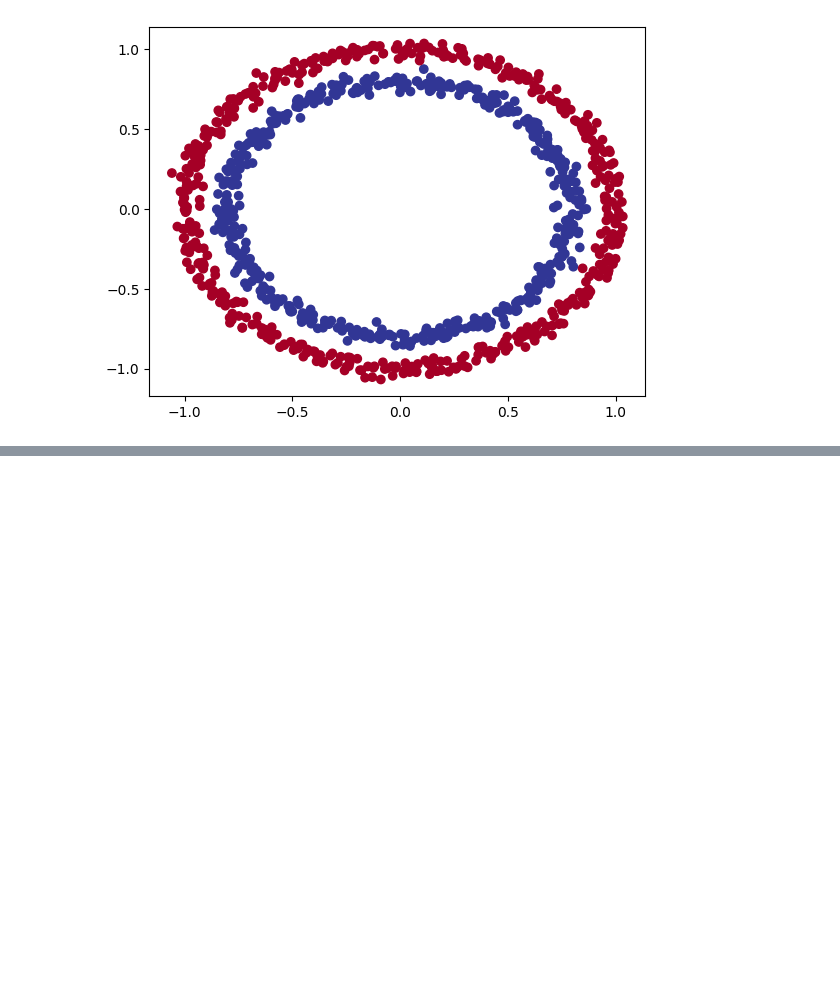
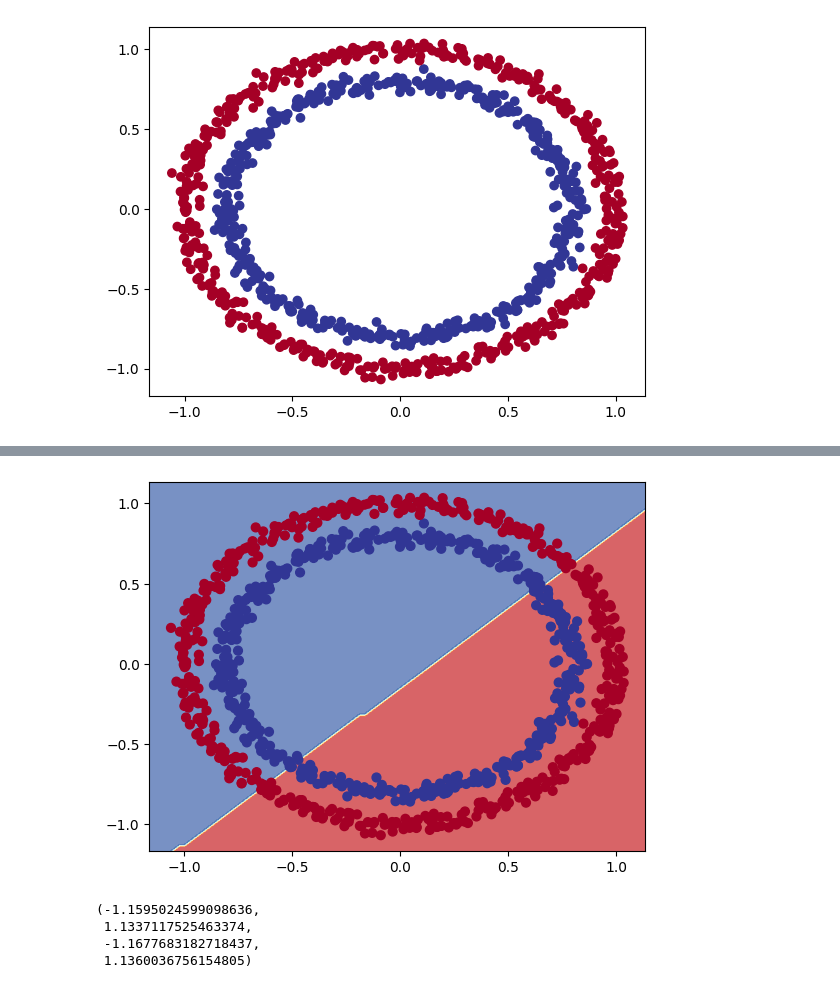
Before and after one commit to gurpreetdeol/tensorflow-professional-certification, a Jupyter notebook: notebooks/02_Neural_Networks_Classification_with_Tensorflow.ipynb, the cells around one changed output, grey strips where cells are left out. Cells and saved outputs as stored; diff of their text form; code cells hidden in the pictures; blank space fills up the shorter version.

Commit message:
Neural Network for Classification

```diff
--- a/notebooks/02_Neural_Networks_Classification_with_Tensorflow.ipynb
+++ b/notebooks/02_Neural_Networks_Classification_with_Tensorflow.ipynb
@@ -66,0 +143,3 @@ plt.show()
+# %%
+# Let's try to improve our model
+model_1.fit(X, y, epochs=10)
@@ -66,0 +273,39 @@ plt.show()
+# %%
+def plot_decision_boundary(model, X, y):
+    """
+    Plots the decision boundary created by a model prediction on X.
+
+    """
+    # Define the axis boundaries of the plot and create a meshgrid
+    x_min, x_max = X[:, 0].min() - 0.1, X[:, 0].max() + 0.1
+    y_min, y_max = X[:, 1].min() - 0.1, X[:, 1].max() + 0.1
+    xx, yy = np.meshgrid(np.linspace(x_min, x_max, 100),
+                         np.linspace(y_min, y_max, 100))
+
+    # Create X value (we're going to make predictions on these)
+    x_in = np.c_[xx.ravel(), yy.ravel()]  # Stack 2-D arrays together
+
+    # Make predictions
+    y_pred = model.predict(x_in)
+
+    # Check for multi-class
+    if len(y_pred[0]) > 1:
+        print("Doing multiclass classification")
+        # We have to reshape our prediction to get them ready for plotting
+        y_pred = np.argmax(y_pred, axis=1).reshape(xx.shape)
+    else:
+        print("Doing binary classification")
+        y_pred = np.round(y_pred).reshape(xx.shape)
+
+    cmap = mpl.colormaps['RdYlBu'] # viridis'] # plt.cm.get_cmap("Spectral")
+    # Plot the decision boundary
+    plt.contourf(xx, yy, y_pred, cmap=mpl.colormaps.get_cmap(cmap), alpha=0.7)
+    plt.scatter(X[:, 0], X[:, 1], c=y, s=40, cmap=mpl.colormaps.get_cmap(cmap))
+    plt.xlim(xx.min(), xx.max())
+    plt.ylim(yy.min(), yy.max())
+# %%
+# Check out the predictions our model is making
+plot_decision_boundary(model=model_3,
+                       X=X,
+                       y=y)
+# %% [output]
@@ -66,0 +314,11 @@ plt.show()
+[figure, added]
+# %%
+x_min, x_max = X[:, 0].min() - 0.1, X[:, 0].max() + 0.1
+y_min, y_max = X[:, 1].min() - 0.1, X[:, 1].max() + 0.1
+
+x_min, x_max, y_min, y_max
+# %% [output]
+(-1.1595024599098636,
+ 1.1337117525463374,
+ -1.1677683182718437,
+ 1.1360036756154805)
```
Also changed, not shown: parts of 29 cells of this notebook, 2 other files.
